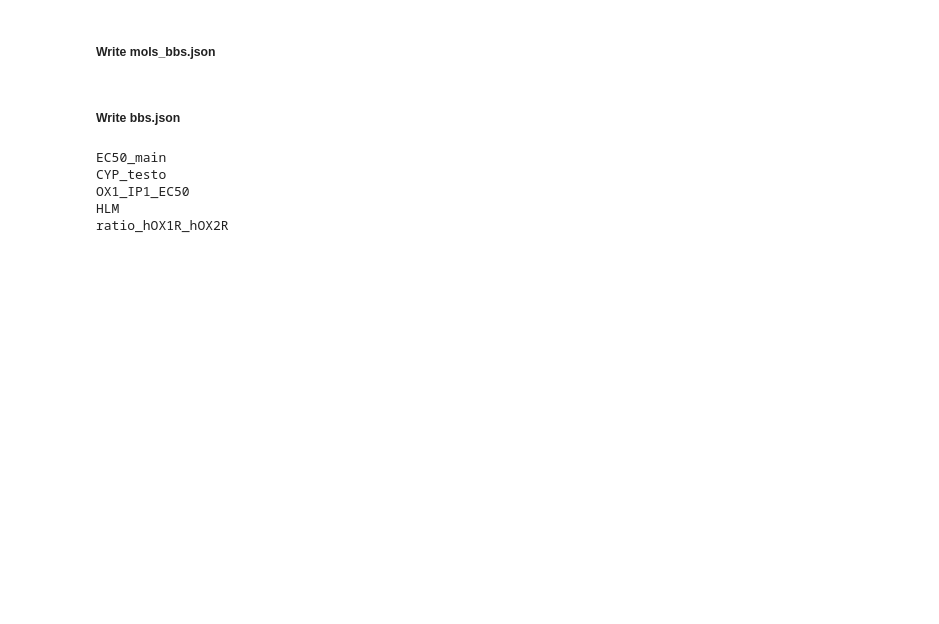
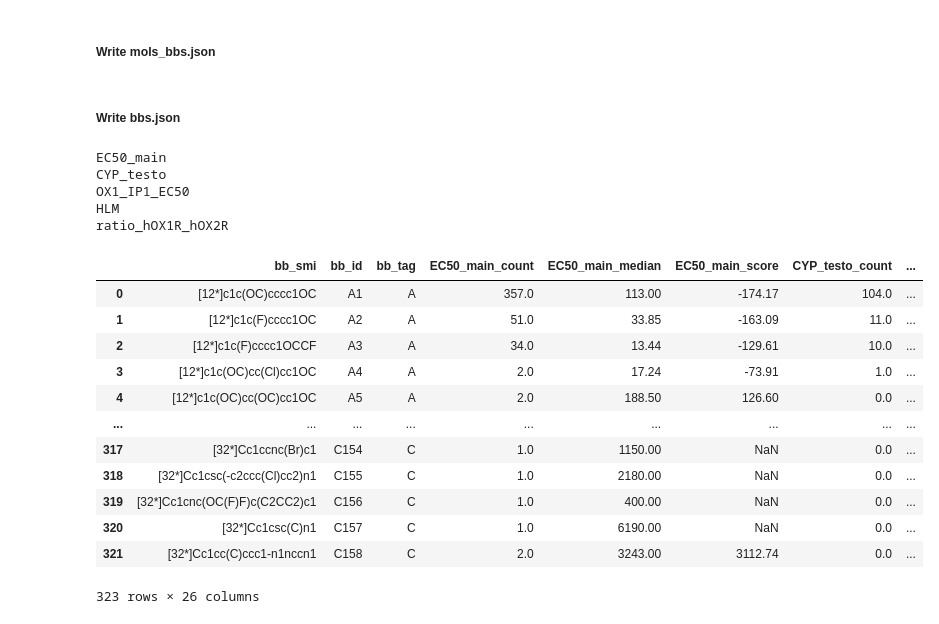
Before and after one commit to chevillardf/BB-SAR, a Jupyter notebook: data/format_DORA_Lactam_bbs.ipynb, the cells around one changed output. Cells and saved outputs as stored; diff of their text form; code cells hidden in the pictures; blank space fills up the shorter version.

```diff
--- a/data/format_DORA_Lactam_bbs.ipynb
+++ b/data/format_DORA_Lactam_bbs.ipynb
@@ -239,5 +242,22 @@ bbs_with_ppties = rank_bbs_ppties(bbs_with_ppties, ['EC50_main', 'CYP_testo', 'O
 # %%
 bbs_with_ppties['project'] = 'DORA'
 bbs_with_ppties['series'] = 'Lactam'
+bbs_with_ppties['count'] = bbs_with_ppties['EC50_main_count'].astype(int)
 # %%
 bbs_with_ppties.to_json('../data/DORA_Lactam_bbs.json', orient = 'records')
+# %%
+bbs_with_ppties
+# %% [output]
+|  | bb_smi | bb_id | bb_tag | EC50_main_count | EC50_main_median | EC50_main_score | CYP_testo_count | ... |
+| 0 | [12*]c1c(OC)cccc1OC | A1 | A | 357.0 | 113.00 | -174.17 | 104.0 | ... |
+| 1 | [12*]c1c(F)cccc1OC | A2 | A | 51.0 | 33.85 | -163.09 | 11.0 | ... |
+| 2 | [12*]c1c(F)cccc1OCCF | A3 | A | 34.0 | 13.44 | -129.61 | 10.0 | ... |
+| 3 | [12*]c1c(OC)cc(Cl)cc1OC | A4 | A | 2.0 | 17.24 | -73.91 | 1.0 | ... |
+| 4 | [12*]c1c(OC)cc(OC)cc1OC | A5 | A | 2.0 | 188.50 | 126.60 | 0.0 | ... |
+| ... | ... | ... | ... | ... | ... | ... | ... | ... |
+| 317 | [32*]Cc1ccnc(Br)c1 | C154 | C | 1.0 | 1150.00 | NaN | 0.0 | ... |
+| 318 | [32*]Cc1csc(-c2ccc(Cl)cc2)n1 | C155 | C | 1.0 | 2180.00 | NaN | 0.0 | ... |
+| 319 | [32*]Cc1cnc(OC(F)F)c(C2CC2)c1 | C156 | C | 1.0 | 400.00 | NaN | 0.0 | ... |
+| 320 | [32*]Cc1csc(C)n1 | C157 | C | 1.0 | 6190.00 | NaN | 0.0 | ... |
+| 321 | [32*]Cc1cc(C)ccc1-n1nccn1 | C158 | C | 2.0 | 3243.00 | 3112.74 | 0.0 | ... |
+323 rows × 26 columns
```
Also changed, not shown: parts of 4 cells of this notebook, 2 other files.
